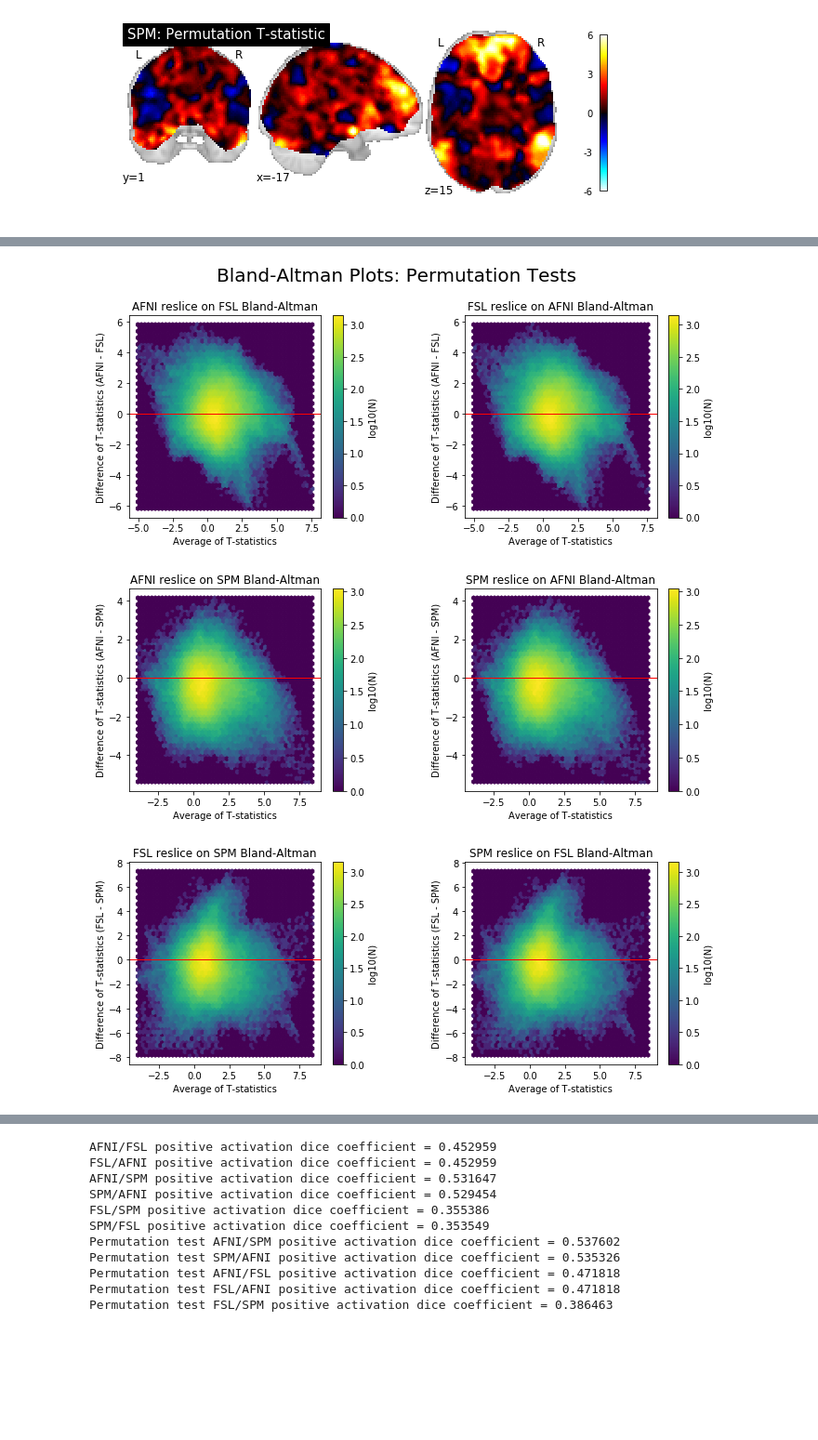
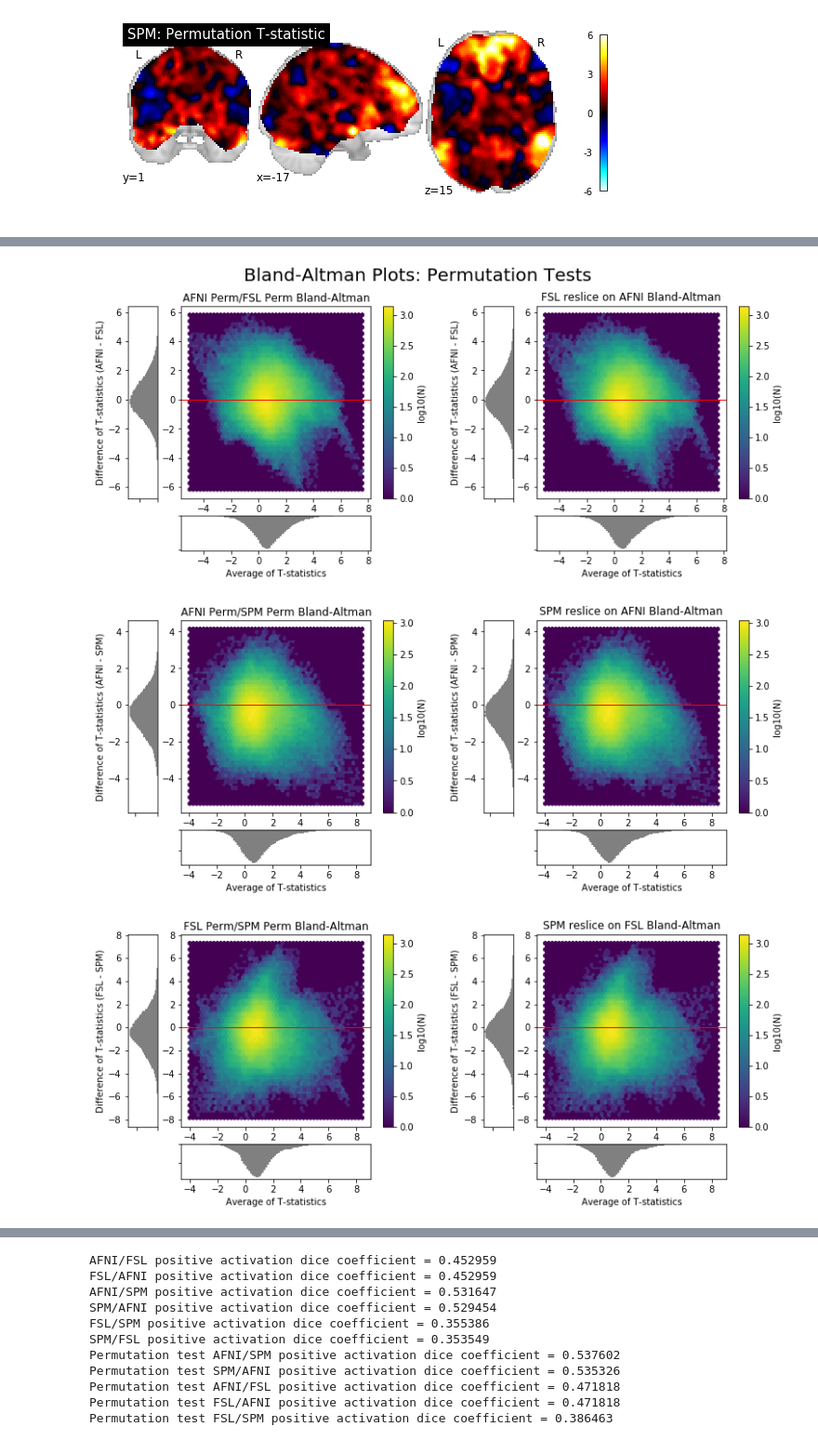
Before and after one commit to NISOx-BDI/Software_Comparison, a Jupyter notebook: ds109_notebook.ipynb, the cells around one changed output, grey strips where cells are left out. Shown at 93% size. Drawn from its saved outputs; the diff is of its cells as text; code cells hidden in the pictures; blank space fills up the shorter version.

Commit message:
ds109 notebook updated with marginal BA plots and masked euler characteristics

```diff
--- a/ds109_notebook.ipynb
+++ b/ds109_notebook.ipynb
@@ -432,12 +432,13 @@ bland_altman.bland_altman('Bland-Altman Plots: Replication Analyses', afni_stat_
 # %%
+reload(bland_altman)
 bland_altman.bland_altman('Bland-Altman Plots: Permutation Tests', afni_perm, spm_perm,
              afni_reslice_spm_perm, afni_spm_reslice_perm,
              fsl_perm, fsl_reslice_spm_perm,
              afni_fsl_reslice_perm, afni_reslice_fsl_perm, fsl_spm_reslice_perm)
 # %% [output]
-[figure, old version]
+[figure, new version]
-[figure, old version]
+[figure, new version]
-[figure, old version]
+[figure, new version]
 # %%
 reload(bland_altman)
 bland_altman.bland_altman_intra('Bland-Altman Plots: Parametric vs Permutation', afni_stat_file, afni_perm,
```
Also changed, not shown: parts of 3 cells of this notebook.
